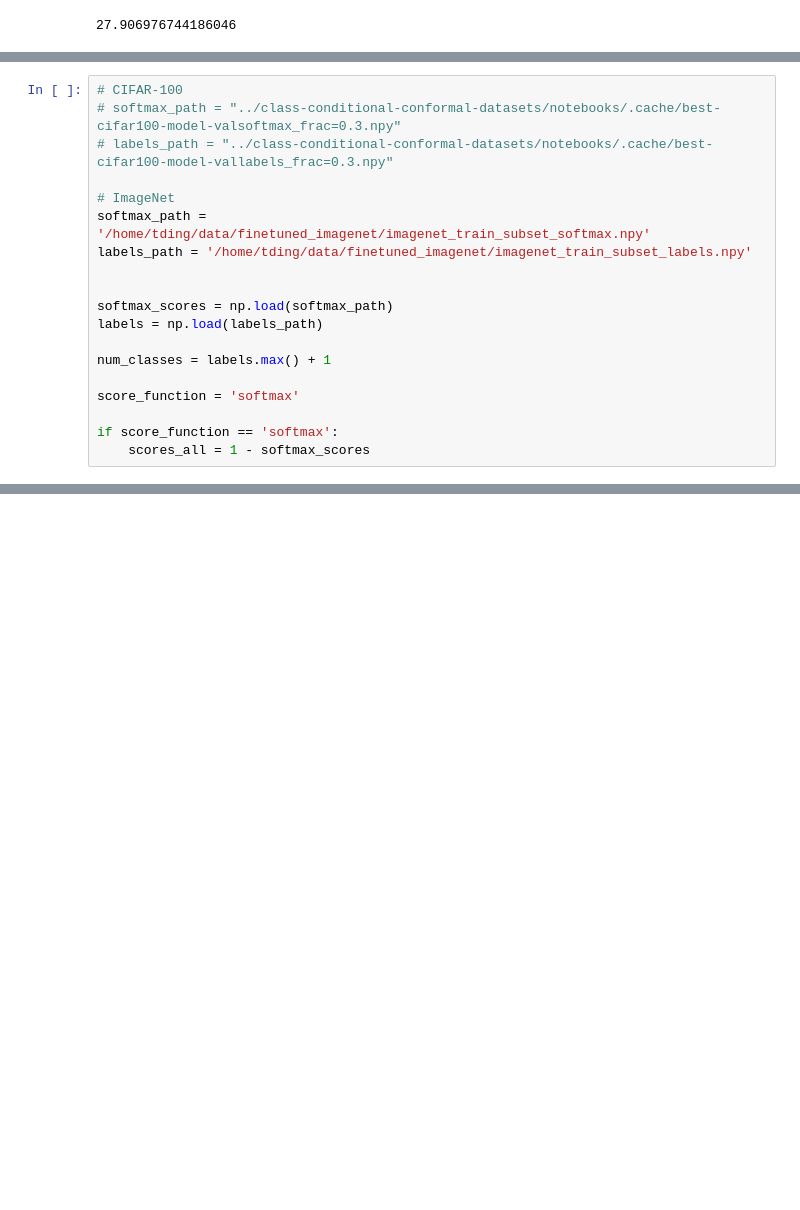
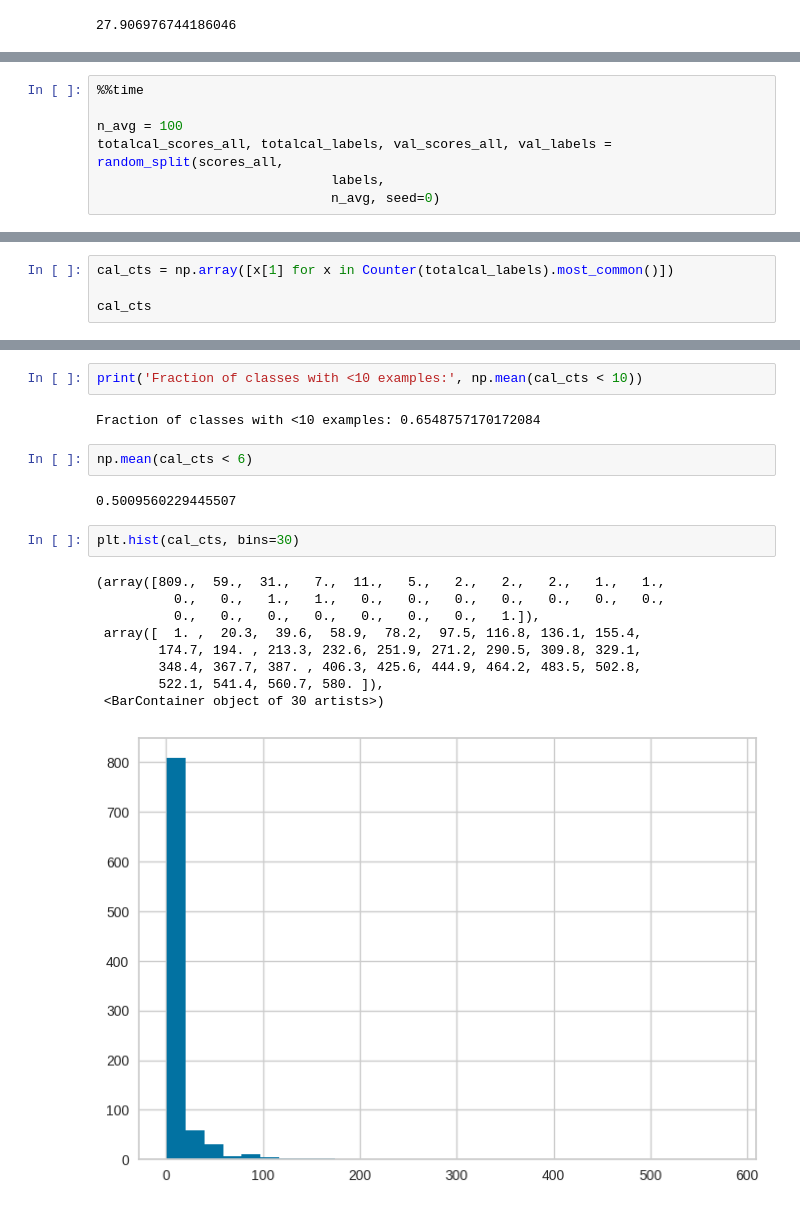
Before and after one commit to tiffanyding/class-conditional-conformal, a Jupyter notebook: dev.ipynb, the cells around one changed output, grey strips where cells are left out. Drawn from its saved outputs; the diff is of its cells as text; blank space fills up the shorter version.

```diff
--- a/dev.ipynb
+++ b/dev.ipynb
@@ -782,19 +776,0 @@ N*K/(75+K)
-# %%
-# CIFAR-100
-# softmax_path = "../class-conditional-conformal-datasets/notebooks/.cache/best-cifar100-model-valsoftmax_frac=0.3.npy"
-# labels_path = "../class-conditional-conformal-datasets/notebooks/.cache/best-cifar100-model-vallabels_frac=0.3.npy"
-
-# ImageNet
-softmax_path = '/home/tding/data/finetuned_imagenet/imagenet_train_subset_softmax.npy'
-labels_path = '/home/tding/data/finetuned_imagenet/imagenet_train_subset_labels.npy'
-
-
-softmax_scores = np.load(softmax_path)
-labels = np.load(labels_path)
-
-num_classes = labels.max() + 1
-
-score_function = 'softmax'
-
-if score_function == 'softmax':
-    scores_all = 1 - softmax_scores
@@ -904,0 +988,7 @@ Compare the `mean_class_cov_gap` for `class_cov_metrics` and `class_cov_metrics2
+# %%
+%%time
+
+n_avg = 100
+totalcal_scores_all, totalcal_labels, val_scores_all, val_labels = random_split(scores_all,
+                              labels,
+                              n_avg, seed=0)
@@ -904,0 +998,4 @@ Compare the `mean_class_cov_gap` for `class_cov_metrics` and `class_cov_metrics2
+# %%
+cal_cts = np.array([x[1] for x in Counter(totalcal_labels).most_common()])
+
+cal_cts
@@ -904,0 +1008,20 @@ Compare the `mean_class_cov_gap` for `class_cov_metrics` and `class_cov_metrics2
+# %%
+print('Fraction of classes with <10 examples:', np.mean(cal_cts < 10))
+# %% [output]
+Fraction of classes with <10 examples: 0.6548757170172084
+# %%
+np.mean(cal_cts < 6)
+# %% [output]
+0.5009560229445507
+# %%
+plt.hist(cal_cts, bins=30)
+# %% [output]
+(array([809.,  59.,  31.,   7.,  11.,   5.,   2.,   2.,   2.,   1.,   1.,
+          0.,   0.,   1.,   1.,   0.,   0.,   0.,   0.,   0.,   0.,   0.,
+          0.,   0.,   0.,   0.,   0.,   0.,   0.,   1.]),
+ array([  1. ,  20.3,  39.6,  58.9,  78.2,  97.5, 116.8, 136.1, 155.4,
+        174.7, 194. , 213.3, 232.6, 251.9, 271.2, 290.5, 309.8, 329.1,
+        348.4, 367.7, 387. , 406.3, 425.6, 444.9, 464.2, 483.5, 502.8,
+        522.1, 541.4, 560.7, 580. ]),
+ <BarContainer object of 30 artists>)
+[figure, added]
```
Also changed, not shown: parts of 68 cells of this notebook, 9 other files.
